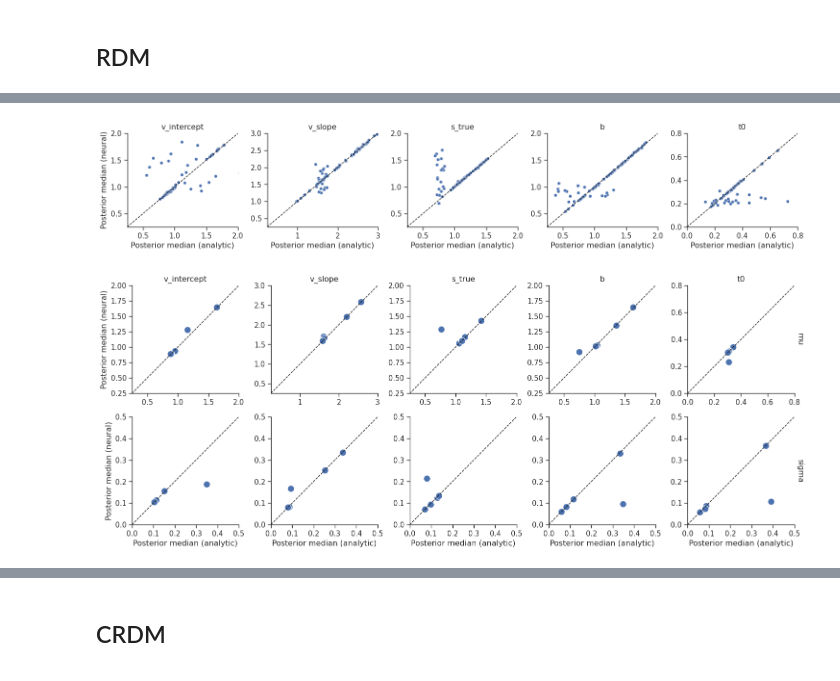
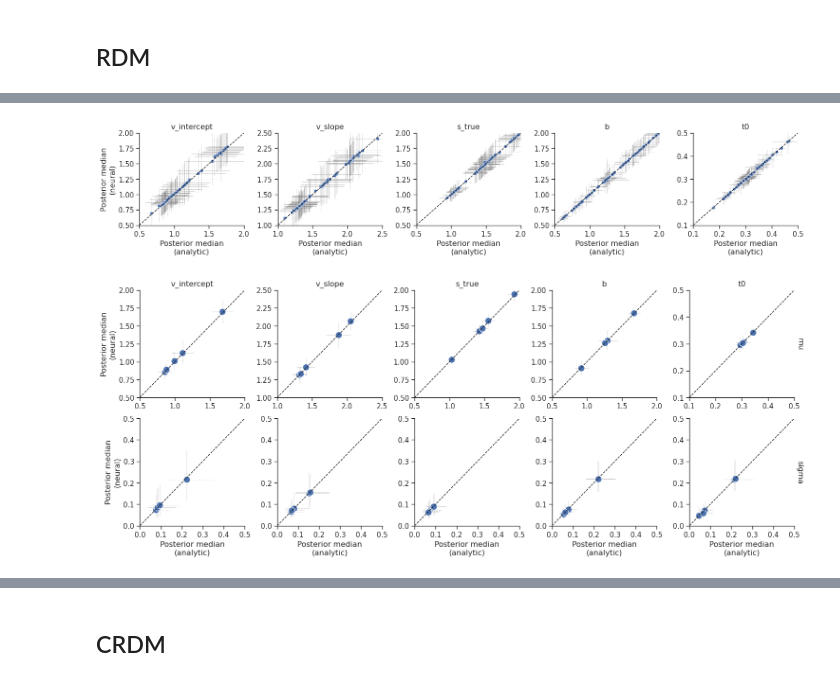
Before and after one commit to maltelueken/neural-race-model-estimation, a Jupyter notebook: notebooks/create_figures_parameter_recovery_hierarchical.ipynb, the cells around one changed output, grey strips where cells are left out. Cells and saved outputs as stored; diff of their text form; code cells hidden in the pictures.

```diff
--- a/notebooks/create_figures_parameter_recovery_hierarchical.ipynb
+++ b/notebooks/create_figures_parameter_recovery_hierarchical.ipynb
@@ -10,6 +11,17 @@ from xarray import open_datatree
 jax.config.update("jax_enable_x64", True)
 # %%
 NUM_POPS = 5
+# %%
+plt.rcParams.update({
+    "font.family":         "sans-serif",
+    "font.size":           24,
+    "axes.spines.top":     False,
+    "axes.spines.right":   False,
+    "axes.labelsize":      24,
+    "legend.fontsize":     20,
+    "xtick.labelsize":     20,
+    "ytick.labelsize":     20,
+})
 # %% [markdown]
 ## RDM
 # %%
@@ -45,3 +79,3 @@ def merge_datatrees(dt_dict):
 # %%
-dt_merged_rdm_approx = merge_datatrees(dt_dict_rdm_approx)
-dt_merged_rdm_ref = merge_datatrees(dt_dict_rdm_ref)
+dt_merged_rdm_approx = mask_bad_params(merge_datatrees(dt_dict_rdm_approx))
+dt_merged_rdm_ref = mask_bad_params(merge_datatrees(dt_dict_rdm_ref))
@@ -85,36 +161,43 @@ df_posterior_median_subject_rdm_join = df_posterior_median_subject_rdm_approx.me
     on=["subject", "pop", "param"],
     suffixes=["_approx", "_ref"]
 )
+
+df_posterior_ci_subject_rdm_join = calc_posterior_ci_df(posterior_stacked_subject_rdm_approx).merge(
+    calc_posterior_ci_df(posterior_stacked_subject_rdm_ref),
+    on=["subject", "pop", "param", "true"],
+    suffixes=["_approx", "_ref"],
+)
 # %%
 sns.set_theme(context="paper", style="ticks", font_scale=1.2)
 
-g = sns.FacetGrid(df_posterior_median_subject_rdm_join, col="param", sharex=False, sharey=False, margin_titles=True)
+g = sns.FacetGrid(df_posterior_ci_subject_rdm_join, col="param", sharex=False, sharey=False, margin_titles=True)
 g.figure.subplots_adjust(wspace=0, hspace=0)
 
+g.map_dataframe(add_cross_recovery_ci)
 g.map_dataframe(sns.scatterplot, x="theta_ref", y="theta_approx")
 
-g.set_xlabels(label="Posterior median (analytic)")
-g.set_ylabels(label="Posterior median (neural)")
+g.set_xlabels(label="Posterior median\n(analytic)")
+g.set_ylabels(label="Posterior median\n(neural)")
 
 g.set_titles(col_template="{col_name}")
 
 lims_dict = {
-    "v_intercept": (0.25, 2.0),
-    "v_slope": (0.25, 3.0),
-    "s_true": (0.25, 2.0),
-    "b": (0.25, 2.0),
-    "t0": (0, 0.8),
+    "v_intercept": (0.5, 2.0),
+    "v_slope": (1.0, 2.5),
+    "s_true": (0.5, 2.0),
+    "b": (0.5, 2.0),
+    "t0": (0.1, 0.5),
 }
 
 for (col_val), ax in g.axes_dict.items():
 
     ax.set_xlim(lims_dict[col_val])
     ax.set_ylim(lims_dict[col_val])
     ax.plot(lims_dict[col_val], lims_dict[col_val], 'k--', lw=1)
 
 g.savefig("parameter_recovery/parameter_cross_recovery_hierarchical_subject_rdm.png")
 # %% [output]
-[figure, old version]
+[figure, new version]
 # %%
 def stack_posterior_pop(dt):
     df = (dt["posterior"].ds[["mu", "sigma"]]
@@ -140,20 +229,21 @@ df_posterior_median_pop_rdm_join = df_posterior_median_pop_rdm_approx.merge(
 # %%
-g = sns.FacetGrid(df_posterior_median_pop_rdm_join, row="pop_param", col="param", sharex=False, sharey=False, margin_titles=True)
+g = sns.FacetGrid(df_posterior_ci_pop_rdm_join, row="pop_param", col="param", sharex=False, sharey=False, margin_titles=True)
 g.figure.subplots_adjust(wspace=0, hspace=0)
 
+g.map_dataframe(add_cross_recovery_ci)
 g.map_dataframe(sns.scatterplot, x="theta_ref", y="theta_approx", s=100.0)
 
-g.set_xlabels(label="Posterior median (analytic)")
-g.set_ylabels(label="Posterior median (neural)")
+g.set_xlabels(label="Posterior median\n(analytic)")
+g.set_ylabels(label="Posterior median\n(neural)")
 
 g.set_titles(row_template="{row_name}", col_template="{col_name}")
 
 lims_dict = {
-    "v_intercept": (0.25, 2.0),
-    "v_slope": (0.25, 3.0),
-    "s_true": (0.25, 2.0),
-    "b": (0.25, 2.0),
-    "t0": (0, 0.8),
+    "v_intercept": (0.5, 2.0),
+    "v_slope": (1.0, 2.5),
+    "s_true": (0.5, 2.0),
+    "b": (0.5, 2.0),
+    "t0": (0.1, 0.5),
 }
 
 for (row_val, col_val), ax in g.axes_dict.items():
@@ -169,4 +259,4 @@ for (row_val, col_val), ax in g.axes_dict.items():
 
 g.savefig("parameter_recovery/parameter_cross_recovery_hierarchical_pop_rdm.png")
 # %% [output]
-[figure, old version]
+[figure, new version]
```
Also changed, not shown: parts of 18 cells of this notebook, 6 other files.
